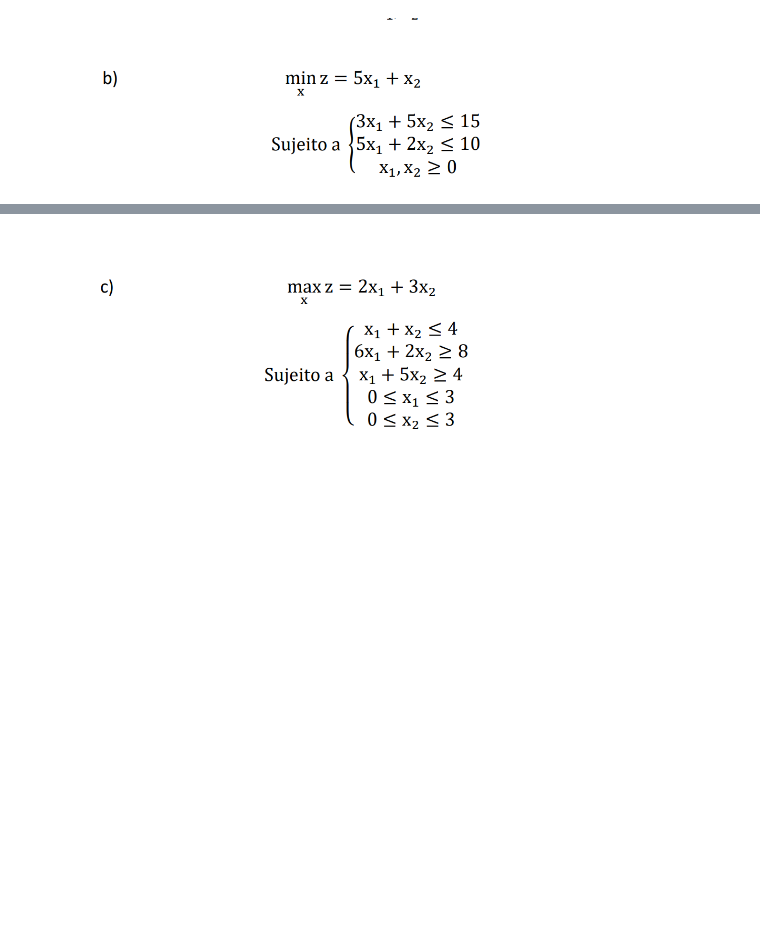
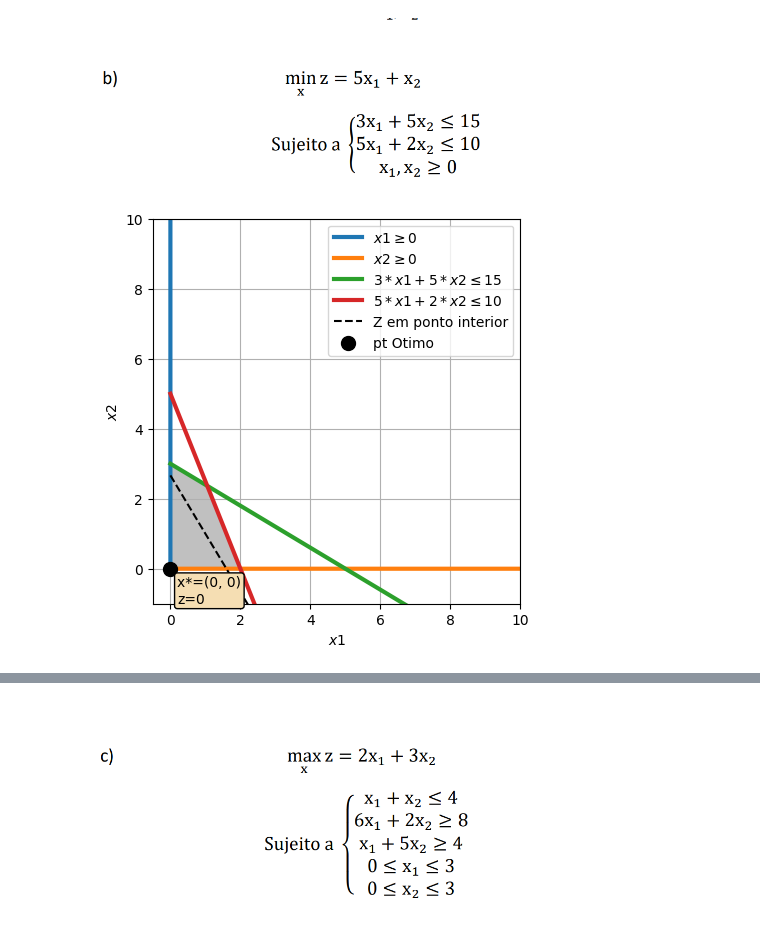
Before and after one commit to FerPapi/fineng-mba-usp, a Jupyter notebook: optimization/lista1_fernando_papi.ipynb, the cells around one changed output, grey strips where cells are left out. Cells and saved outputs as stored; diff of their text form; code cells hidden in the pictures; blank space fills up the shorter version.

```diff
--- a/optimization/lista1_fernando_papi.ipynb
+++ b/optimization/lista1_fernando_papi.ipynb
@@ -176,2 +180,58 @@ p4: 25.0, e4: 0.0, s4=0.0
 # %% [markdown]
 ![image.png](attachment:a09c2b58-0252-4f94-b044-ba74ffa5c3b2.png)
+# %%
+# plot the feasible region
+plt.figure(figsize=(5,5))
+d = np.linspace(-2,10,2000)
+x1, x2 = np.meshgrid(d,d)
+
+plt.imshow((
+    (x2 >= 0) &
+    (x1 >= 0) &
+    (5*x2 <= 15 - 3*x1) &
+    (2*x2 <= 10 - 5*x1)).astype(int),
+    extent=(x1.min(), x1.max(),
+            x2.min(), x2.max()),
+    origin="lower", cmap="Greys", alpha = 0.25);
+
+
+# plot the lines defining the constraints
+lw = 3
+x = np.linspace(0, 10, 2000)
+
+x1 = x*0
+plt.plot(x1, x, lw=lw, label=r'$x1\geq 0$')
+
+# x2 >= 0
+y1 = x*0
+plt.plot(x, y1, lw=lw, label=r'$x2\geq 0$')
+
+# 5*x2 <= 15 - 3*x1
+y2 = (15 - 3*x)/5
+plt.plot(x, y2, lw=lw, label=r'$ 3*x1 + 5*x2 \leq 15$')
+
+# 2*x2 <= 10 - 5*x1
+y3 = (10 - 5*x)/2
+plt.plot(x, y3, lw=lw, label=r'$ 5*x1 + 2*x2 \leq 10$')
+
+#2*x2 <= 10 - 5*x1
+opt_x = (0, 0)
+obj = (8 - 5*x)/3
+plt.plot(x, obj, 'k--', label=r'Z em ponto interior', zorder=3)
+plt.scatter(opt_x[0], opt_x[1], s=100, c = 'k', label=r'pt Otimo', zorder=3)
+plt.annotate(f'x*={opt_x}\nz=0', (opt_x),
+            textcoords="offset points",
+            xytext=(5,-5), va='top', ha='left',
+            bbox=dict(boxstyle='round, pad=0.2',
+            edgecolor='black', facecolor='wheat', alpha=1))
+
+plt.xlim(-0.5,10)
+plt.ylim(-1,10)
+plt.legend(bbox_to_anchor=(1.05, 1), loc=-1, borderaxespad=0.)
+plt.legend()
+plt.xlabel(r'$x1$')
+plt.ylabel(r'$x2$')
+plt.legend()
+plt.grid()
+# %% [output]
+[figure, added]
```
Also changed, not shown: parts of 23 cells of this notebook.
